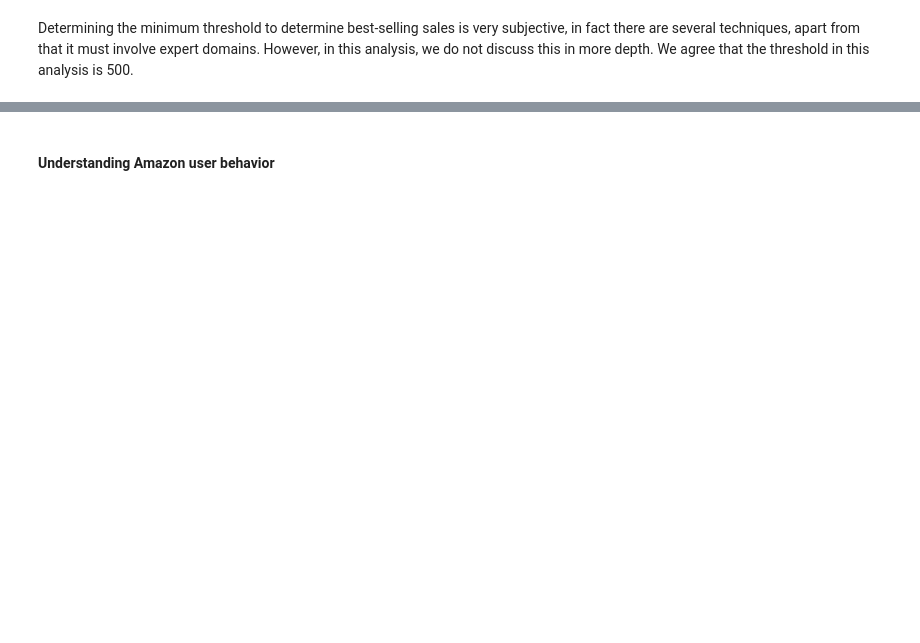
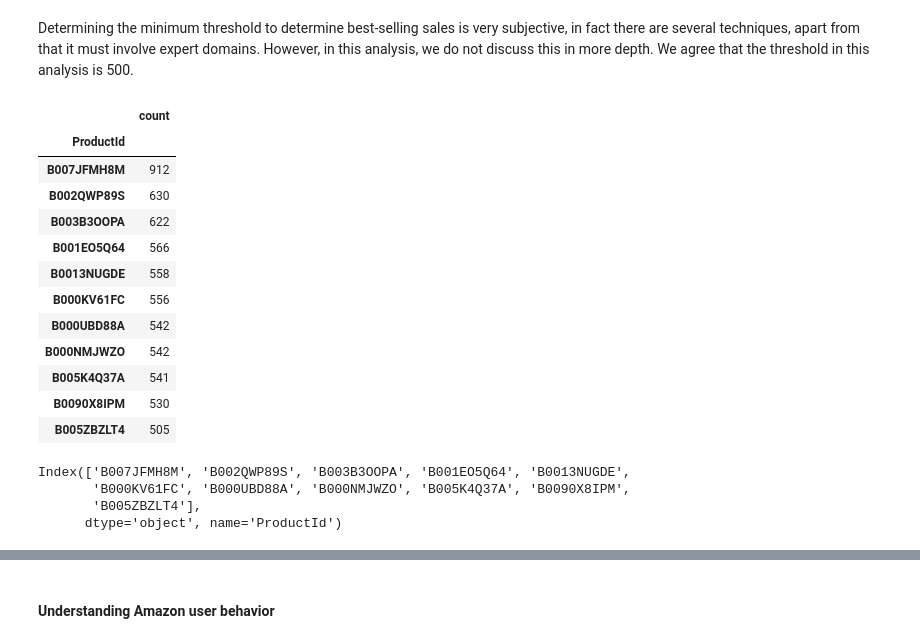
Before and after one commit to kangnurrohman/data-science-portfolio, a Jupyter notebook: Data Analytics/amazon-customer-analytics.ipynb, the cells around one changed output, grey strips where cells are left out. Cells and saved outputs as stored; diff of their text form; code cells hidden in the pictures; blank space fills up the shorter version.

Commit message:
Kaggle Notebook | Amazon Customer Analytics | Version 2

```diff
--- a/Data Analytics/amazon-customer-analytics.ipynb
+++ b/Data Analytics/amazon-customer-analytics.ipynb
@@ -16,6 +16,6 @@ warnings.filterwarnings('ignore', category=FutureWarning)
 # %%
 import sqlite3
 
-con = sqlite3.connect("data/database.sqlite")
+con = sqlite3.connect("/kaggle/input/amazon-customer-reviews/database.sqlite")
 # %%
 type(con)
@@ -173,10 +297,29 @@ prod_count
 # %% [markdown]
 Determining the minimum threshold to determine best-selling sales is very subjective, in fact there are several techniques, apart from that it must involve expert domains. However, in this analysis, we do not discuss this in more depth. We agree that the threshold in this analysis is 500.
 # %%
-prod_count[prod_count['ProductId']>500]
+prod_count[prod_count['count']>500]
+# %% [output]
+|  | count |
+| ProductId |  |
+| B007JFMH8M | 912 |
+| B002QWP89S | 630 |
+| B003B3OOPA | 622 |
+| B001EO5Q64 | 566 |
+| B0013NUGDE | 558 |
+| B000KV61FC | 556 |
+| B000UBD88A | 542 |
+| B000NMJWZO | 542 |
+| B005K4Q37A | 541 |
+| B0090X8IPM | 530 |
+| B005ZBZLT4 | 505 |
 # %%
-freq_prods_ids = prod_count[prod_count['ProductId']>500].index
+freq_prods_ids = prod_count[prod_count['count']>500].index
 freq_prods_ids
+# %% [output]
+Index(['B007JFMH8M', 'B002QWP89S', 'B003B3OOPA', 'B001EO5Q64', 'B0013NUGDE',
+       'B000KV61FC', 'B000UBD88A', 'B000NMJWZO', 'B005K4Q37A', 'B0090X8IPM',
+       'B005ZBZLT4'],
+      dtype='object', name='ProductId')
 # %%
 # filter dataframes that only have purchases above 500
 
```
Also changed, not shown: parts of 45 cells of this notebook.
